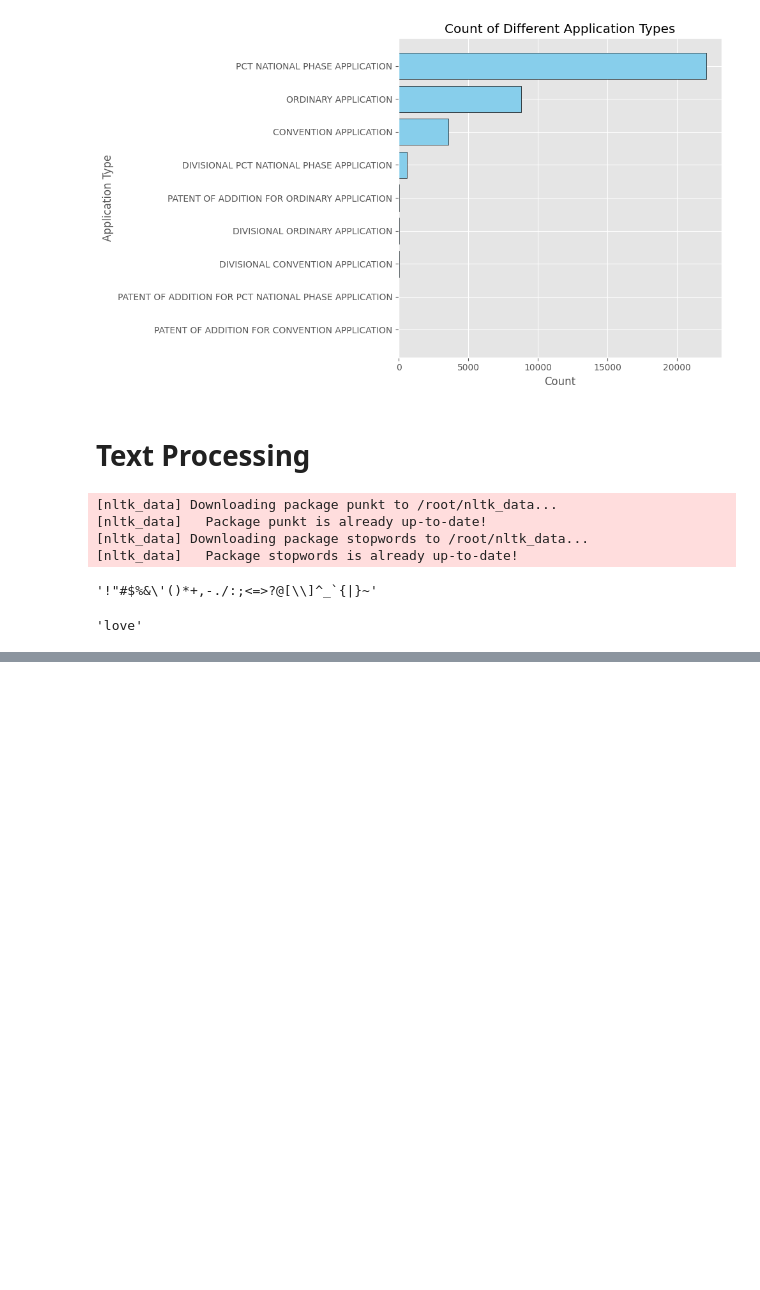
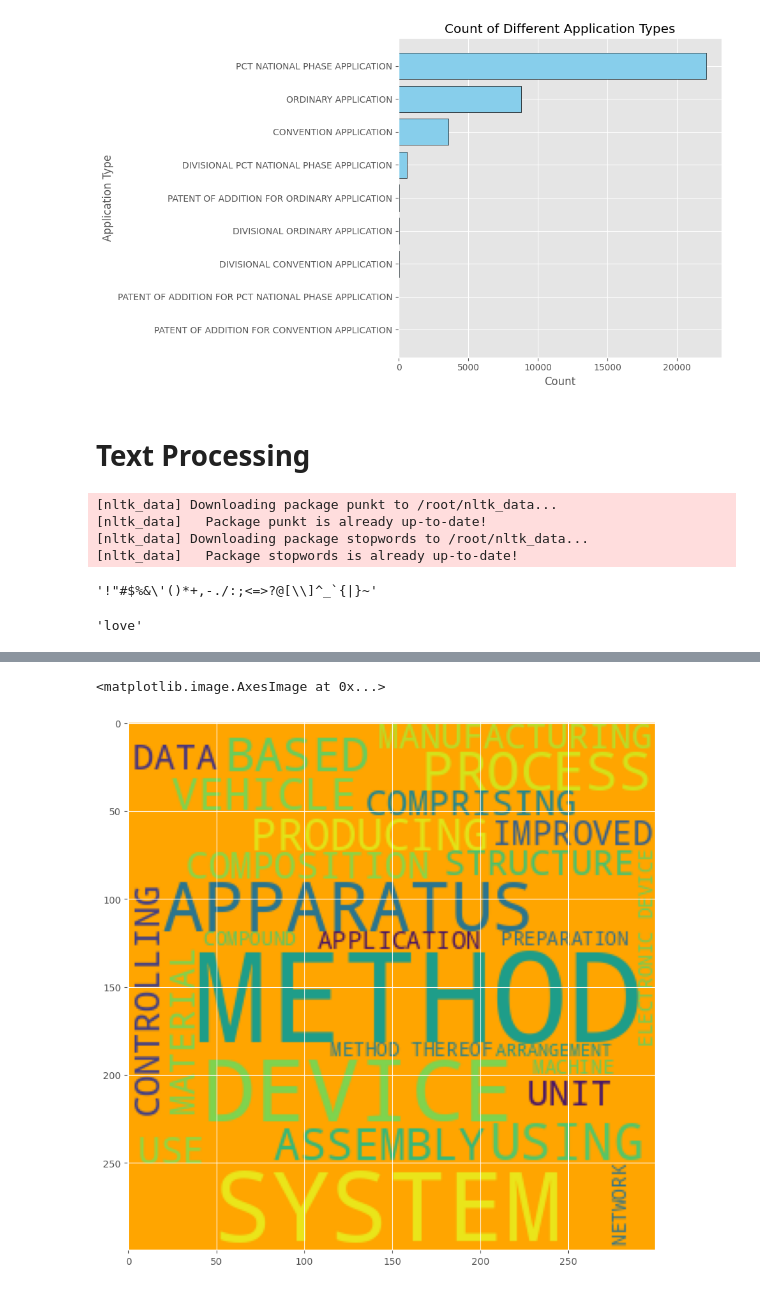
Before and after one commit to pankaj-beldar/patent-data-NLP-classification, a Jupyter notebook: patent_paper.ipynb, the cells around one changed output, grey strips where cells are left out. Drawn from its saved outputs; the diff is of its cells as text; code cells hidden in the pictures; blank space fills up the shorter version.

```diff
--- a/patent_paper.ipynb
+++ b/patent_paper.ipynb
@@ -454,3 +454,14 @@ df.head()
 | 2 | 2023-01-06 | Delhi | PCT NATIONAL PHASE APPLICATION | 2013-11-22 | MULTIPLE ANTIGEN PRESENTING IMMUN... | ... |
 | 3 | 2023-01-06 | Delhi | PCT NATIONAL PHASE APPLICATION | 2013-11-25 | METHOD FOR CLEANING AND STRIPPING... | ... |
 | 4 | 2023-01-06 | Delhi | PCT NATIONAL PHASE APPLICATION | 2012-11-21 | MATERIAL TREATMENT AND APPARATUS | ... |
+# %%
+
+#loading wordCloud
+from wordcloud import WordCloud
+wc = WordCloud(width=300,height=300,min_font_size=10,background_color='orange')
+new=wc.generate(df['new_title'].str.cat(sep=" "))
+plt.figure(figsize=(20,10))
+plt.imshow(new)
+# %% [output]
+<matplotlib.image.AxesImage at 0x...>
+[figure, added]
```
Also changed, not shown: parts of 6 cells of this notebook.
